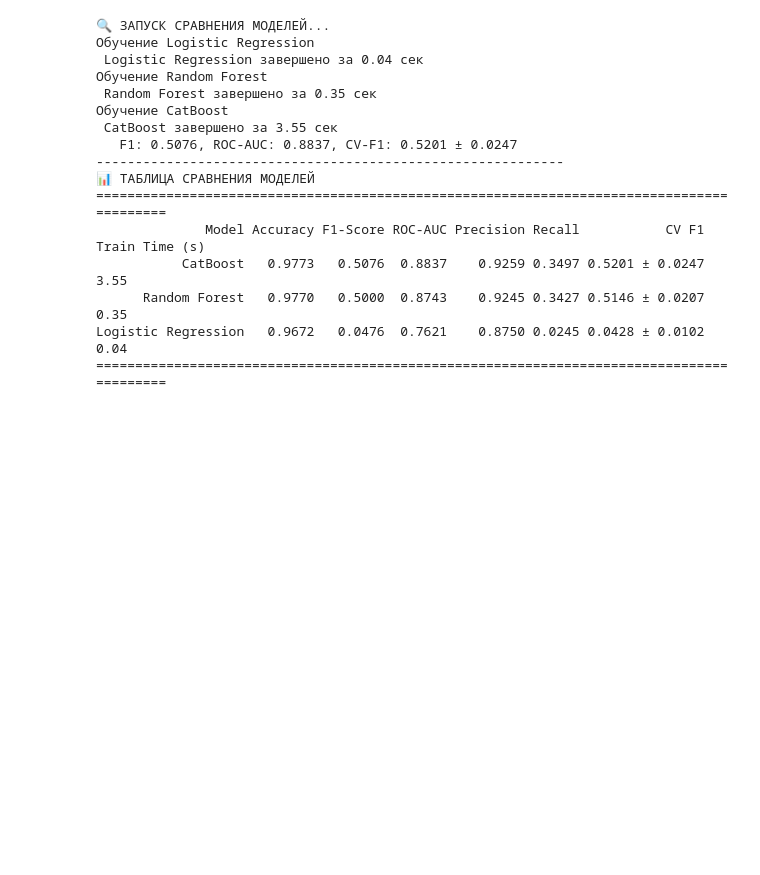
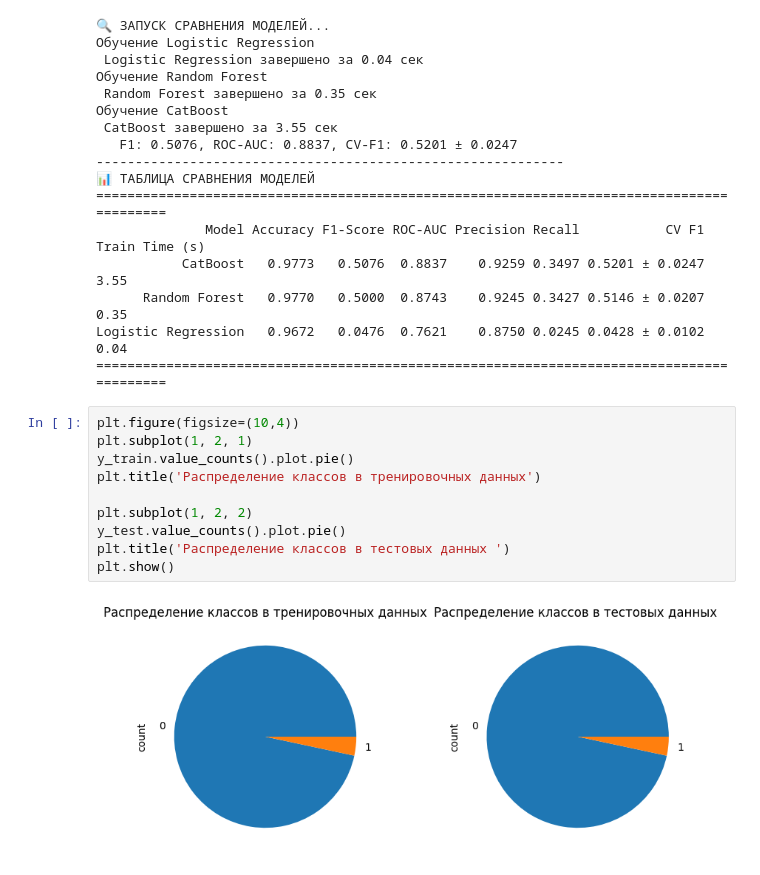
Before and after one commit to bertnyak/amazon_sales, a Jupyter notebook: amazon_sales_dataset.ipynb, the cells around one changed output. Cells and saved outputs as stored; diff of their text form; blank space fills up the shorter version.

```diff
--- a/amazon_sales_dataset.ipynb
+++ b/amazon_sales_dataset.ipynb
@@ -478,3 +478,15 @@ df_comparison = print_comparison_table(results)
       Random Forest   0.9770   0.5000  0.8743    0.9245 0.3427 0.5146 ± 0.0207           0.35
 Logistic Regression   0.9672   0.0476  0.7621    0.8750 0.0245 0.0428 ± 0.0102           0.04
 ==========================================================================================
+# %%
+plt.figure(figsize=(10,4))
+plt.subplot(1, 2, 1)
+y_train.value_counts().plot.pie()
+plt.title('Распределение классов в тренировочных данных')
+
+plt.subplot(1, 2, 2)
+y_test.value_counts().plot.pie()
+plt.title('Распределение классов в тестовых данных ')
+plt.show()
+# %% [output]
+[figure, added]
```
Also changed, not shown: parts of 1 cell of this notebook.
